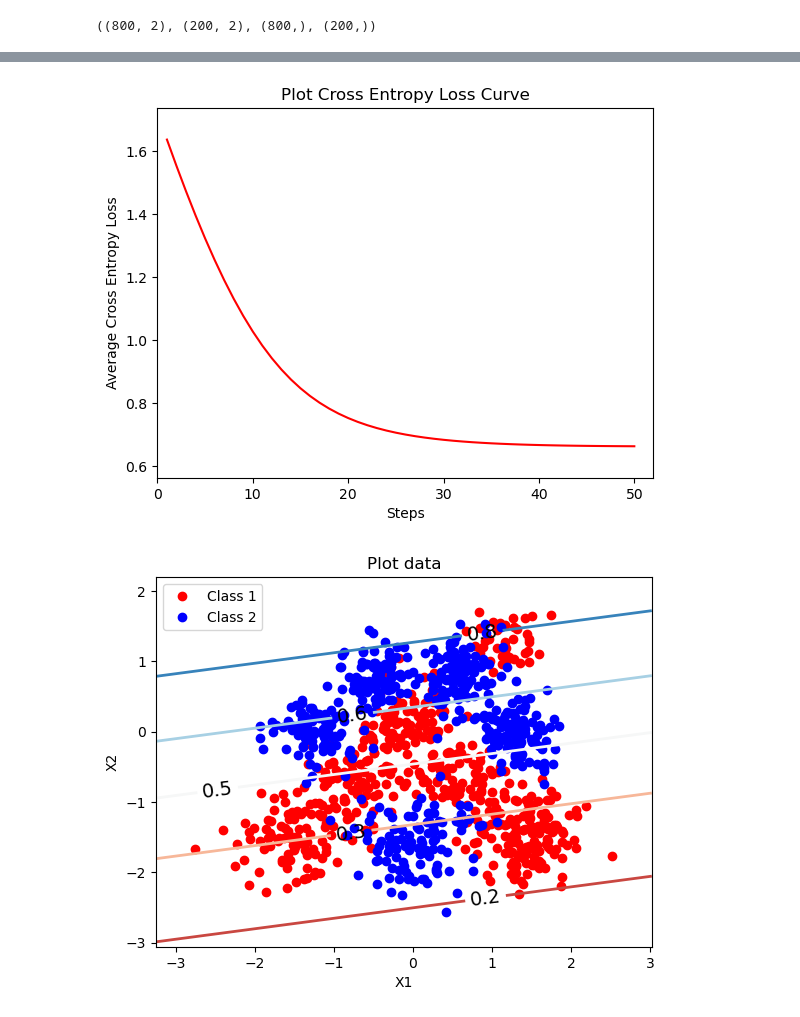
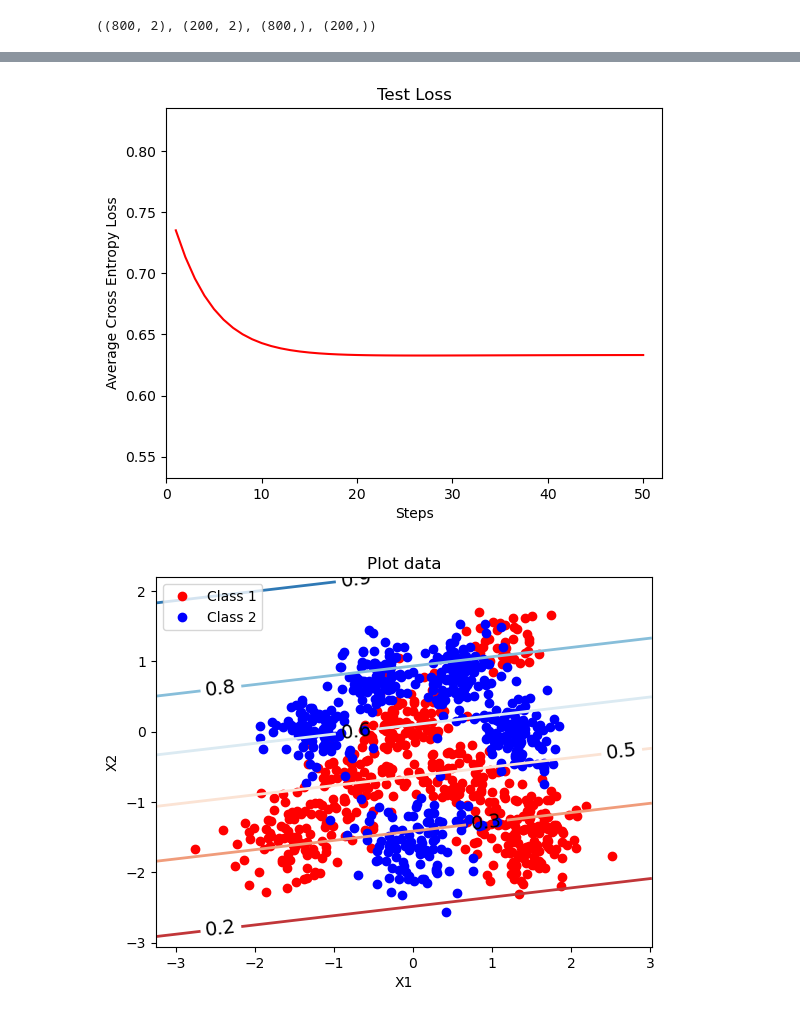
Before and after one commit to doublepi628/buaa-ai-demo, a Jupyter notebook: homework1/code.ipynb, the cells around one changed output, grey strips where cells are left out. Cells and saved outputs as stored; diff of their text form; code cells hidden in the pictures.

```diff
--- a/homework1/code.ipynb
+++ b/homework1/code.ipynb
@@ -31,7 +31,7 @@ def plot_data(X, y):
     plt.show()
 
 # 预览损失
-def plot_loss(ll):
+def plot_loss(ll, title=None):
     plt.figure()
     ax = plt.gca()
     plt.xlim(0, len(ll) + 2)
@@ -39,7 +39,7 @@ def plot_loss(ll):
     ax.plot(np.arange(1, len(ll) + 1), ll, 'r-')
     plt.xlabel('Steps')
     plt.ylabel('Average Cross Entropy Loss')
-    plt.title('Plot Cross Entropy Loss Curve')
+    plt.title('Plot Cross Entropy Loss Curve' if title is None else title)
     plt.show()
 
 # 混淆矩阵
@@ -184,7 +184,7 @@ print("Accuracy:", np.mean(y_test == y_pred))
 print("Classification Report (scikit-learn):")
 print(classification_report(y_test, y_pred))
 
-plot_loss(-ll_train)
-plot_loss(-ll_test)
+plot_loss(-ll_train, title='Train Loss')
+plot_loss(-ll_test, title='Test Loss')
 plot_predictive_distribution(X, y, w)
 # %% [output]
@@ -209,5 +209,5 @@ weighted avg       0.69      0.67      0.67       200
-[figure, old version]
+[figure, new version]
-[figure, old version]
+[figure, new version]
 # %% [markdown]
 ![image.png](https://s2.loli.net/2025/03/03/QOCGngtfVIM9D6k.png)
 # %%
```
Also changed, not shown: parts of 9 cells of this notebook, 1 other file.
